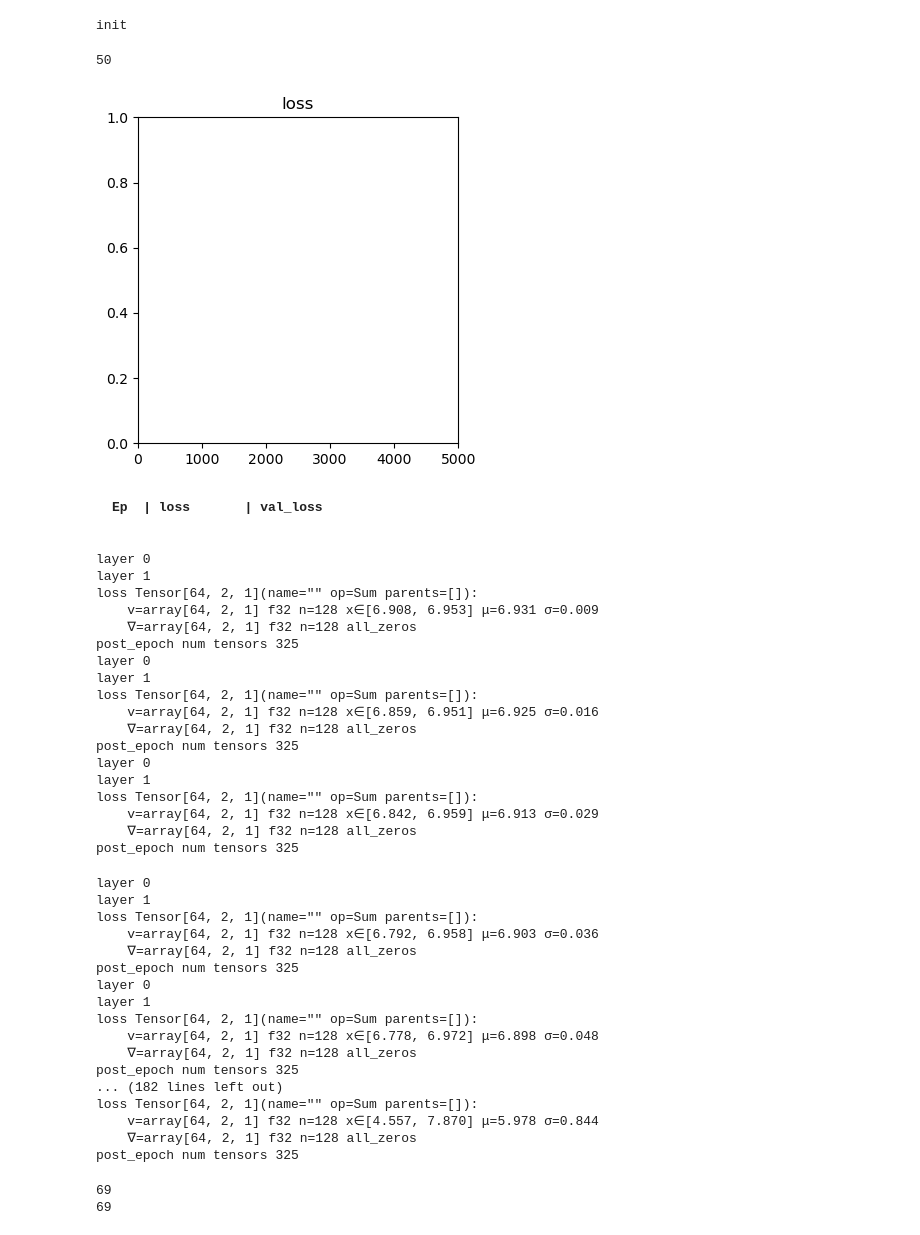
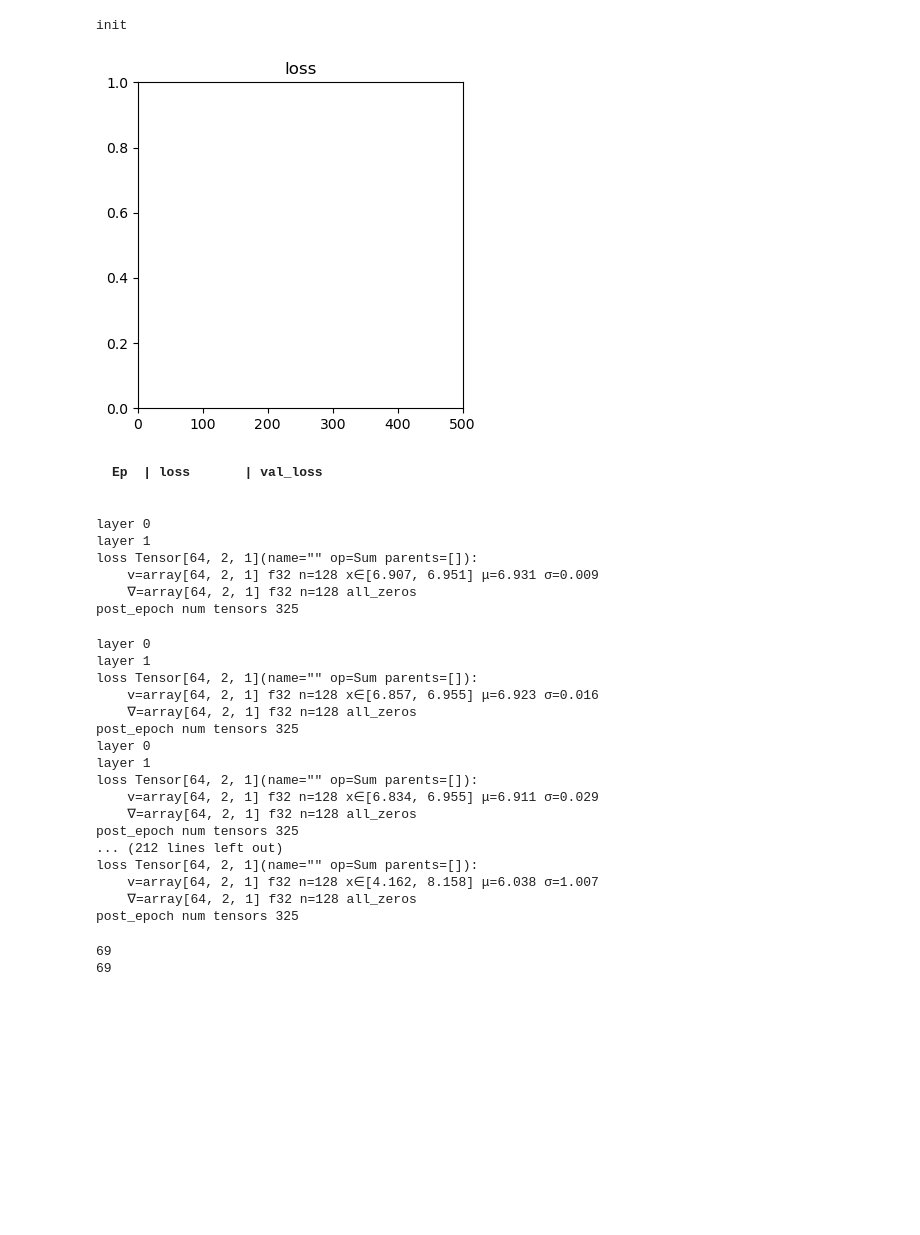
Before and after one commit to xl0/tidygrad, a Jupyter notebook: nbs/examples/gpt2_training.ipynb, the cells around one changed output. Saved outputs shown, nothing was run; the diff lists cells and outputs as text; code cells hidden in the pictures; blank space fills up the shorter version.

```diff
--- a/nbs/examples/gpt2_training.ipynb
+++ b/nbs/examples/gpt2_training.ipynb
@@ -347,48 +347,32 @@ ler = Learner(
 )
 # %% [output]
 init
-# %%
-len(dataloader)
-# %% [output]
-50
 # %%
-ler.fit(epochs=100)
+ler.fit(epochs=10)
 # %% [output]
-[figure, old version]
+[figure, new version]
 Ep | loss | val_loss
 layer 0
 layer 1
 loss Tensor[64, 2, 1](name="" op=Sum parents=[]):
-    v=array[64, 2, 1] f32 n=128 x∈[6.908, 6.953] μ=6.931 σ=0.009
+    v=array[64, 2, 1] f32 n=128 x∈[6.907, 6.951] μ=6.931 σ=0.009
     ∇=array[64, 2, 1] f32 n=128 all_zeros
 post_epoch num tensors 325
-layer 0
-layer 1
-loss Tensor[64, 2, 1](name="" op=Sum parents=[]):
-    v=array[64, 2, 1] f32 n=128 x∈[6.859, 6.951] μ=6.925 σ=0.016
-    ∇=array[64, 2, 1] f32 n=128 all_zeros
-post_epoch num tensors 325
-layer 0
-layer 1
-loss Tensor[64, 2, 1](name="" op=Sum parents=[]):
-    v=array[64, 2, 1] f32 n=128 x∈[6.842, 6.959] μ=6.913 σ=0.029
-    ∇=array[64, 2, 1] f32 n=128 all_zeros
-post_epoch num tensors 325
 layer 0
 layer 1
 loss Tensor[64, 2, 1](name="" op=Sum parents=[]):
-    v=array[64, 2, 1] f32 n=128 x∈[6.792, 6.958] μ=6.903 σ=0.036
+    v=array[64, 2, 1] f32 n=128 x∈[6.857, 6.955] μ=6.923 σ=0.016
     ∇=array[64, 2, 1] f32 n=128 all_zeros
 post_epoch num tensors 325
 layer 0
 layer 1
 loss Tensor[64, 2, 1](name="" op=Sum parents=[]):
-    v=array[64, 2, 1] f32 n=128 x∈[6.778, 6.972] μ=6.898 σ=0.048
+    v=array[64, 2, 1] f32 n=128 x∈[6.834, 6.955] μ=6.911 σ=0.029
     ∇=array[64, 2, 1] f32 n=128 all_zeros
 post_epoch num tensors 325
-... (182 lines left out)
+... (212 lines left out)
 loss Tensor[64, 2, 1](name="" op=Sum parents=[]):
-    v=array[64, 2, 1] f32 n=128 x∈[4.557, 7.870] μ=5.978 σ=0.844
+    v=array[64, 2, 1] f32 n=128 x∈[4.162, 8.158] μ=6.038 σ=1.007
     ∇=array[64, 2, 1] f32 n=128 all_zeros
 post_epoch num tensors 325
 # %%
```
Also changed, not shown: 2 other files.
